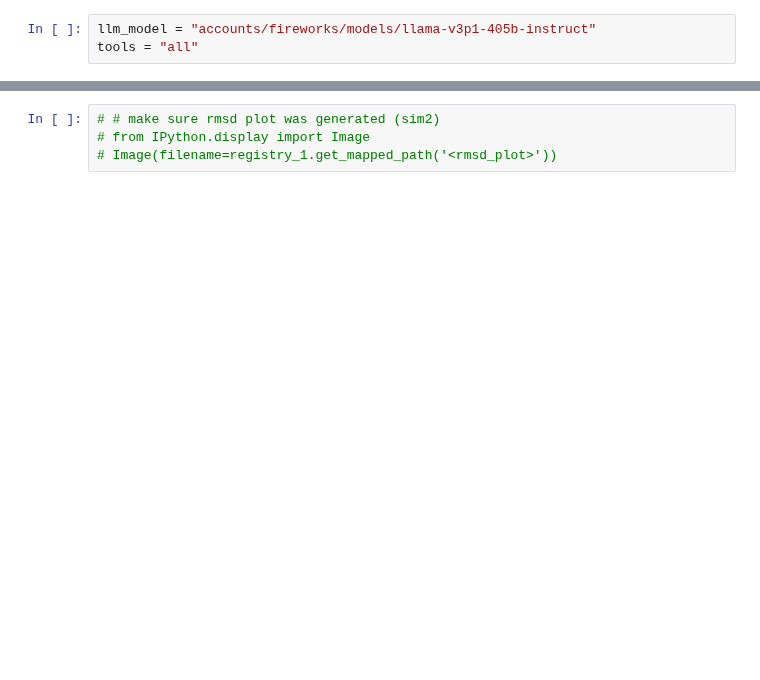
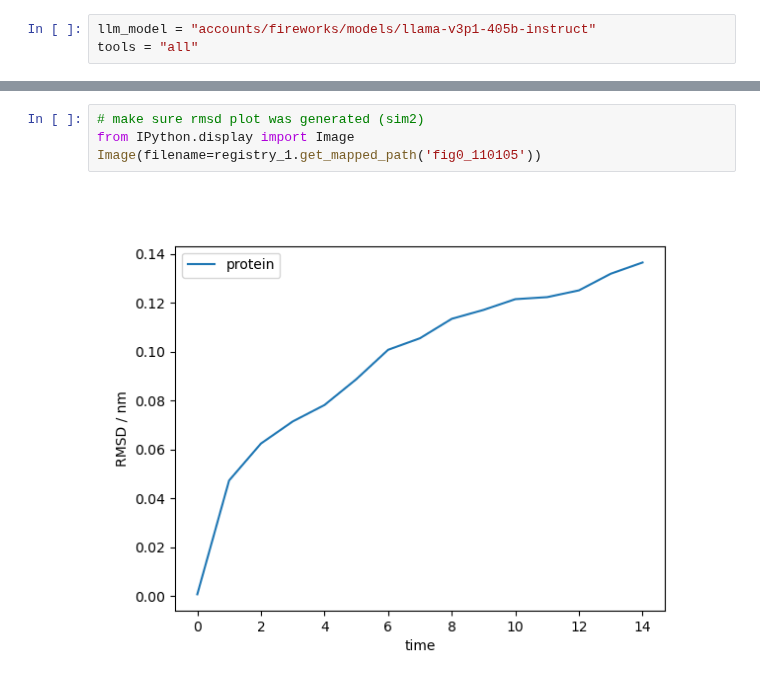
Before and after one commit to ur-whitelab/md-agent, a Jupyter notebook: notebooks/experiments/Robustness/llama-v3p1-405b-instruct/prompt10.ipynb, the cells around one changed output, grey strips where cells are left out. Drawn from its saved outputs; the diff is of its cells as text; blank space fills up the shorter version.

```diff
--- a/notebooks/experiments/Robustness/llama-v3p1-405b-instruct/prompt10.ipynb
+++ b/notebooks/experiments/Robustness/llama-v3p1-405b-instruct/prompt10.ipynb
@@ -60,5 +138,7 @@ print(registry_1.list_path_names_and_descriptions().replace(",", "\n"))
 # %%
-# # make sure rmsd plot was generated (sim2)
-# from IPython.display import Image
-# Image(filename=registry_1.get_mapped_path('<rmsd_plot>'))
+# make sure rmsd plot was generated (sim2)
+from IPython.display import Image
+Image(filename=registry_1.get_mapped_path('fig0_110105'))
+# %% [output]
+[figure, added]
 # %%
```
Also changed, not shown: parts of 28 cells of this notebook, 9 other files.
